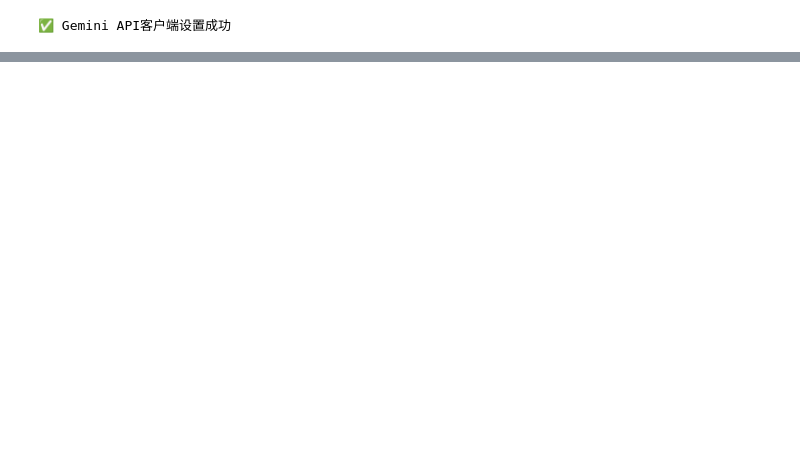
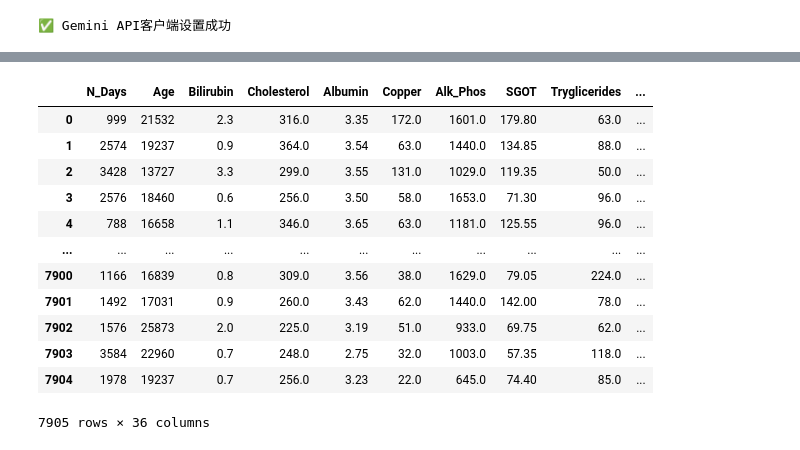
Before and after one commit to cgxjdzz/FeatureForge-LLM, a Jupyter notebook: first_test.ipynb, the cells around one changed output, grey strips where cells are left out. Drawn from its saved outputs; the diff is of its cells as text; code cells hidden in the pictures; blank space fills up the shorter version.

```diff
--- a/first_test.ipynb
+++ b/first_test.ipynb
@@ -963,5 +1,12 @@ class LLMFeaturePipeline:
 # %%
-pipeline = LLMFeaturePipeline(llm_api_key="AIzaSyAw-q2h2gufVEhHiXWPHzTqZmqbvFnnfrY", provider="gemini", model="gemini-1.5-flash")
+# 无需知道确切路径，可以直接导入
+from featureforge_llm import LLMFeaturePipeline
+
+# 同样可以单独导入子模块
+from featureforge_llm.data import DataAnalyzer
+from featureforge_llm.executors import SafetyUtils
+
+pipeline = LLMFeaturePipeline(llm_api_key="AIzaSyAw-q2h2gufVEhHiXWPHzTqZmqbvFnnfrY", provider="gemini", model="gemini-1.5-flash",verbose=True )
 # %% [output]
 ✅ Gemini API客户端设置成功
 # %%
@@ -998,0 +71,2 @@ enhanced_df = pipeline.implement_all_suggestions(train_eng)
+# %%
+result_df = pipeline.implement_all_suggestions(train_eng)
@@ -998,0 +91,16 @@ enhanced_df = pipeline.implement_all_suggestions(train_eng)
+# %%
+result_df
+# %% [output]
+|  | N_Days | Age | Bilirubin | Cholesterol | Albumin | Copper | Alk_Phos | SGOT | Tryglicerides | ... |
+| 0 | 999 | 21532 | 2.3 | 316.0 | 3.35 | 172.0 | 1601.0 | 179.80 | 63.0 | ... |
+| 1 | 2574 | 19237 | 0.9 | 364.0 | 3.54 | 63.0 | 1440.0 | 134.85 | 88.0 | ... |
+| 2 | 3428 | 13727 | 3.3 | 299.0 | 3.55 | 131.0 | 1029.0 | 119.35 | 50.0 | ... |
+| 3 | 2576 | 18460 | 0.6 | 256.0 | 3.50 | 58.0 | 1653.0 | 71.30 | 96.0 | ... |
+| 4 | 788 | 16658 | 1.1 | 346.0 | 3.65 | 63.0 | 1181.0 | 125.55 | 96.0 | ... |
+| ... | ... | ... | ... | ... | ... | ... | ... | ... | ... | ... |
+| 7900 | 1166 | 16839 | 0.8 | 309.0 | 3.56 | 38.0 | 1629.0 | 79.05 | 224.0 | ... |
+| 7901 | 1492 | 17031 | 0.9 | 260.0 | 3.43 | 62.0 | 1440.0 | 142.00 | 78.0 | ... |
+| 7902 | 1576 | 25873 | 2.0 | 225.0 | 3.19 | 51.0 | 933.0 | 69.75 | 62.0 | ... |
+| 7903 | 3584 | 22960 | 0.7 | 248.0 | 2.75 | 32.0 | 1003.0 | 57.35 | 118.0 | ... |
+| 7904 | 1978 | 19237 | 0.7 | 256.0 | 3.23 | 22.0 | 645.0 | 74.40 | 85.0 | ... |
+7905 rows × 36 columns
```
Also changed, not shown: parts of 6 cells of this notebook, 17 other files.
